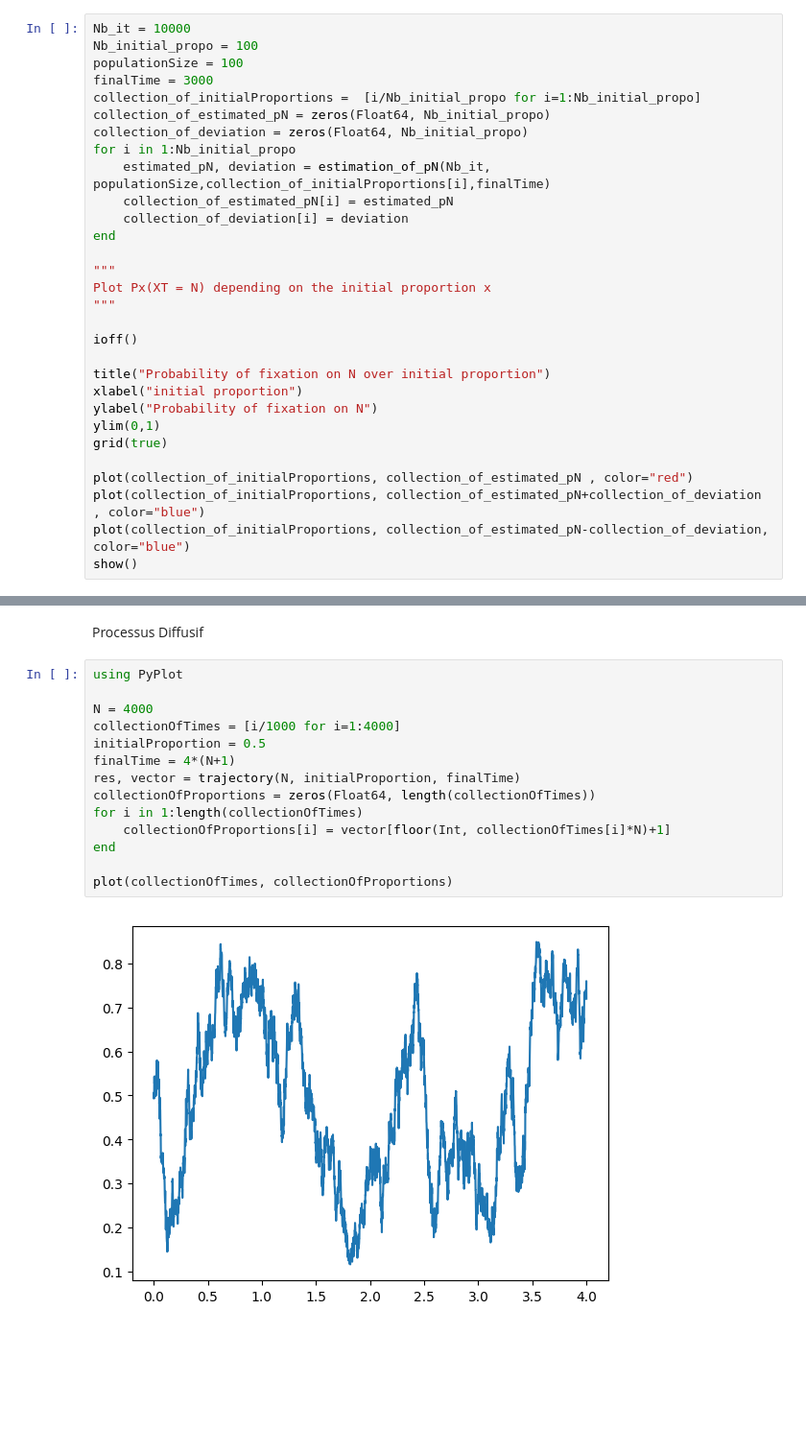
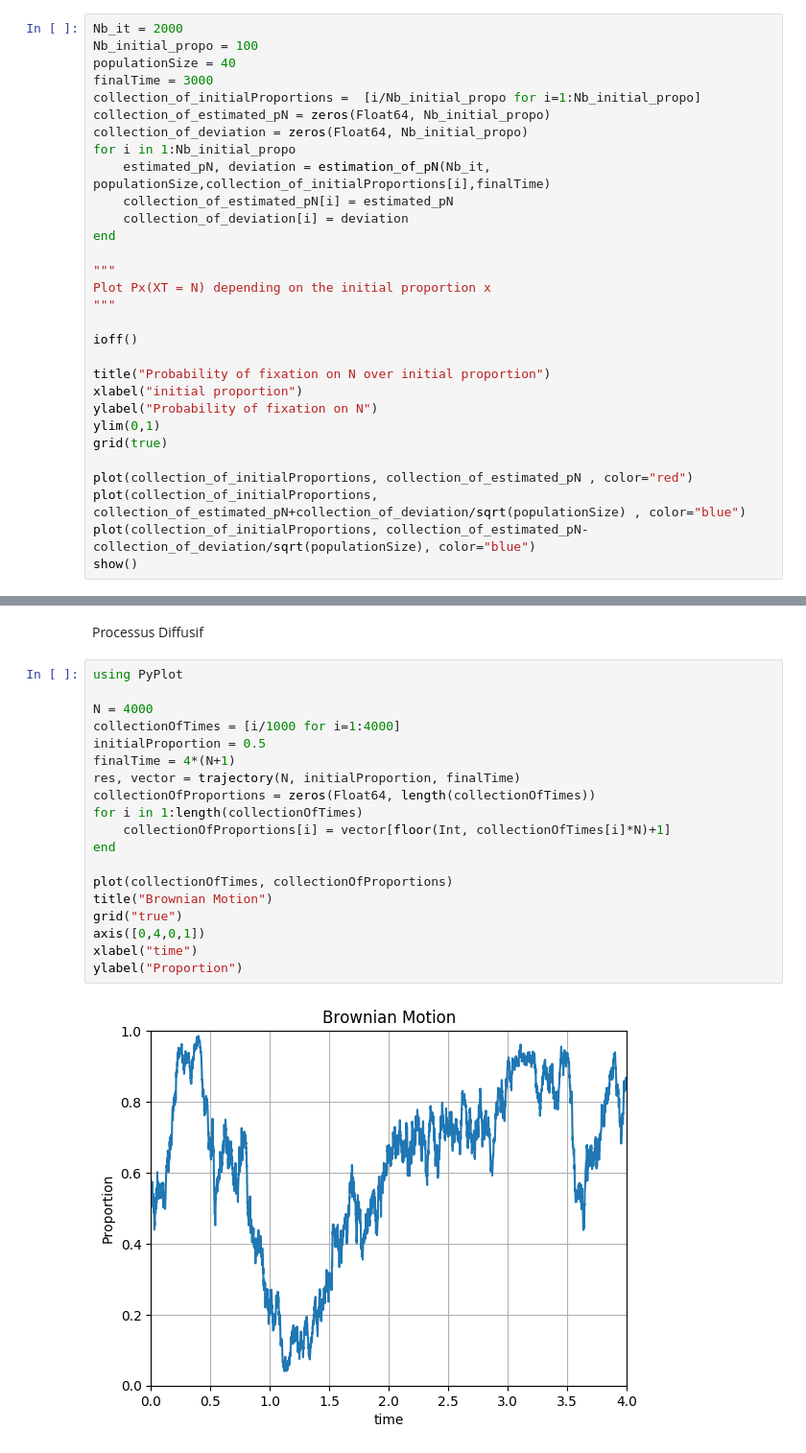
Before and after one commit to Flewer47/MOPSIProject, a Jupyter notebook: Wright-Fisher_Algorithm.ipynb, the cells around one changed output, grey strips where cells are left out. Shown at 96% size. Saved outputs shown, nothing was run; the diff lists cells and outputs as text; blank space fills up the shorter version.

```diff
--- a/Wright-Fisher_Algorithm.ipynb
+++ b/Wright-Fisher_Algorithm.ipynb
@@ -161,9 +161,9 @@ end
 # %% [output]
 estimation_of_pN (generic function with 4 methods)
 # %%
-Nb_it = 10000
+Nb_it = 2000
 Nb_initial_propo = 100
-populationSize = 100
+populationSize = 40
 finalTime = 3000
 collection_of_initialProportions =  [i/Nb_initial_propo for i=1:Nb_initial_propo]
 collection_of_estimated_pN = zeros(Float64, Nb_initial_propo)
@@ -187,7 +187,7 @@ ylim(0,1)
 grid(true)
 
 plot(collection_of_initialProportions, collection_of_estimated_pN , color="red")
-plot(collection_of_initialProportions, collection_of_estimated_pN+collection_of_deviation , color="blue")
-plot(collection_of_initialProportions, collection_of_estimated_pN-collection_of_deviation, color="blue")
+plot(collection_of_initialProportions, collection_of_estimated_pN+collection_of_deviation/sqrt(populationSize) , color="blue")
+plot(collection_of_initialProportions, collection_of_estimated_pN-collection_of_deviation/sqrt(populationSize), color="blue")
 show()
 # %% [output]
@@ -206,16 +206,21 @@ Processus Diffusif
 # %%
 using PyPlot
 
 N = 4000
 collectionOfTimes = [i/1000 for i=1:4000]
 initialProportion = 0.5
 finalTime = 4*(N+1)
 res, vector = trajectory(N, initialProportion, finalTime)
 collectionOfProportions = zeros(Float64, length(collectionOfTimes))
 for i in 1:length(collectionOfTimes)
     collectionOfProportions[i] = vector[floor(Int, collectionOfTimes[i]*N)+1]
 end
 
 plot(collectionOfTimes, collectionOfProportions)
+title("Brownian Motion")
+grid("true")
+axis([0,4,0,1])
+xlabel("time")
+ylabel("Proportion")
 # %% [output]
-[figure, old version]
+[figure, new version]
```
Also changed, not shown: parts of 7 cells of this notebook.
